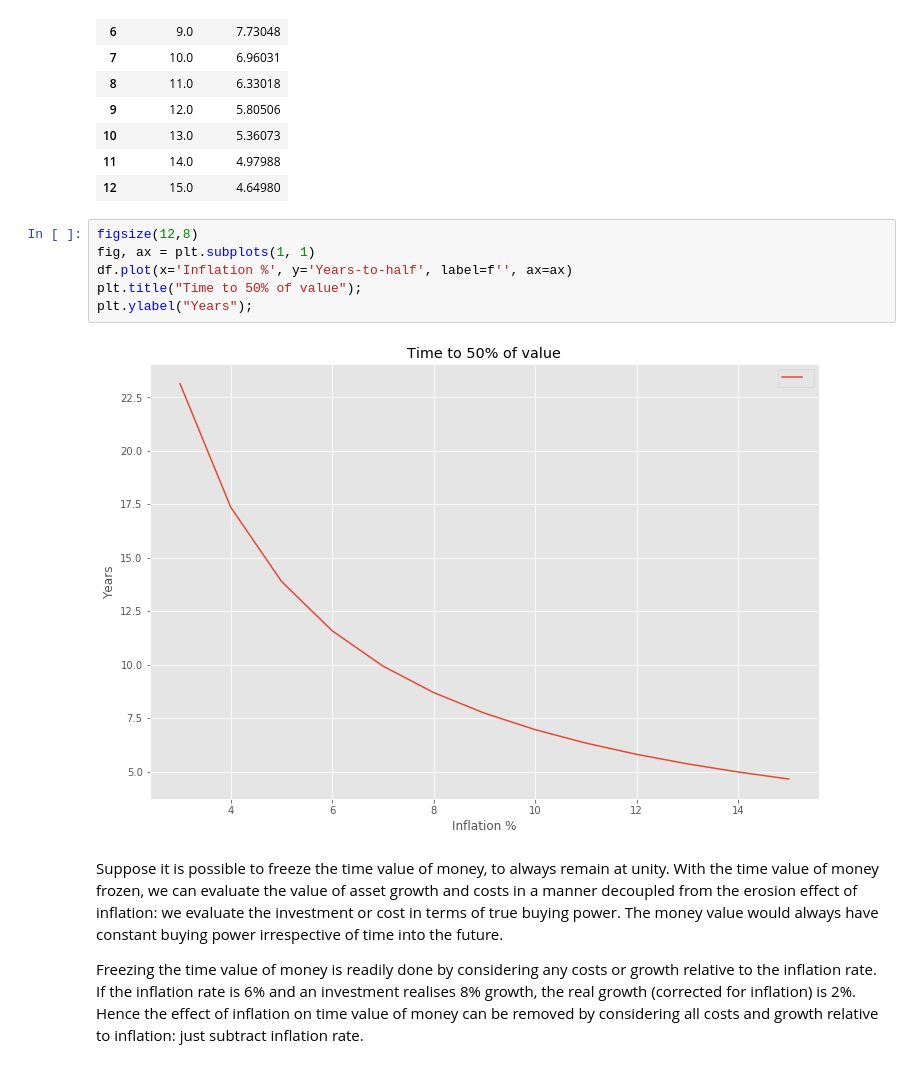
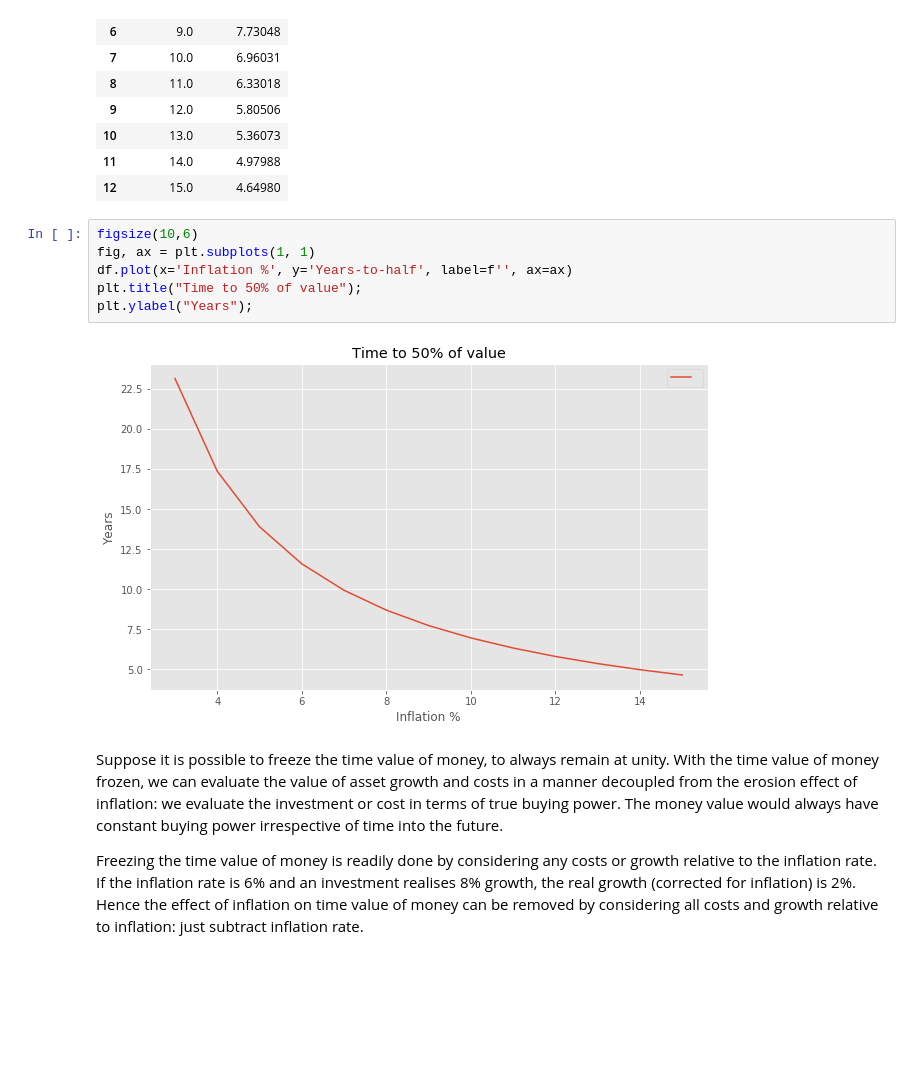
Before and after one commit to NelisW/RetirementPlanning, a Jupyter notebook: PersonalFinancialPlanning.ipynb, the cells around one changed output. Cells and saved outputs as stored; diff of their text form; blank space fills up the shorter version.

```diff
--- a/PersonalFinancialPlanning.ipynb
+++ b/PersonalFinancialPlanning.ipynb
@@ -117,13 +117,13 @@ df
 | 11 | 14.0 | 4.97988 |
 | 12 | 15.0 | 4.64980 |
 # %%
-figsize(12,8)
+figsize(10,6)
 fig, ax = plt.subplots(1, 1)
 df.plot(x='Inflation %', y='Years-to-half', label=f'', ax=ax)
 plt.title("Time to 50% of value");
 plt.ylabel("Years");
 # %% [output]
-[figure, old version]
+[figure, new version]
 # %% [markdown]
 Suppose it is possible to freeze the time value of money, to always remain at unity.  With the time value of money frozen, we can evaluate the value of asset growth and costs in a manner decoupled from the erosion effect of inflation: we evaluate the investment or cost in terms of  true buying power.  The money value would always have constant buying power irrespective of time into the future.
 
```
Also changed, not shown: parts of 19 cells of this notebook.
